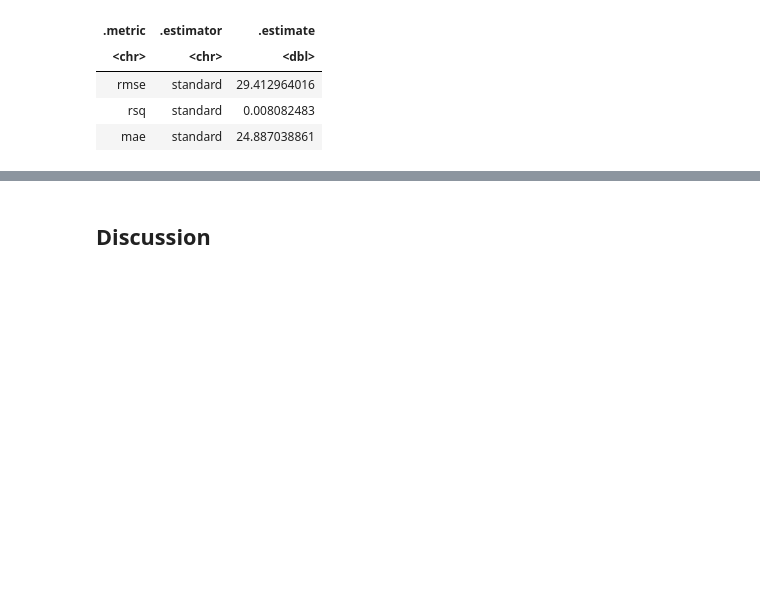
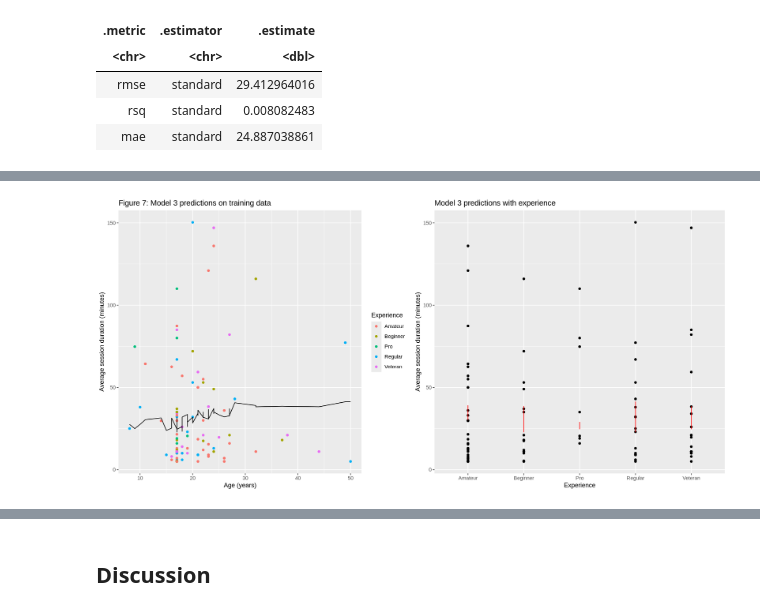
Before and after one commit to LearningMachine0/dsci100-project-group-006-21, a Jupyter notebook: dsci-100-project-group-006-21.ipynb, the cells around one changed output, grey strips where cells are left out. Saved outputs shown, nothing was run; the diff lists cells and outputs as text; code cells hidden in the pictures; blank space fills up the shorter version.

```diff
--- a/dsci-100-project-group-006-21.ipynb
+++ b/dsci-100-project-group-006-21.ipynb
@@ -408,0 +485,30 @@ A tibble: 3 × 3
+# %%
+# Model 3
+options(repr.plot.width = 15)
+
+model3_training_results <- model3_best_fit |>
+    predict(players_training) |>
+    bind_cols(players_training)
+
+model3_training_comparison_age <- model3_training_results |>
+    ggplot() +
+    geom_point(aes(x = Age, y = avg_session_duration, color = experience)) +
+    geom_line(aes(x = Age, y = .pred)) +
+    labs(x = "Age (years)",
+         y = "Average session duration (minutes)",
+         color = "Experience") +
+    ggtitle("Figure 7: Model 3 predictions on training data")
+
+model3_training_comparison_gender <- model3_training_results |>
+    ggplot() +
+    geom_point(aes(x = experience, y = avg_session_duration)) +
+    geom_line(aes(x = experience, y = .pred), color = "red") +
+    labs(title = "Model 3 predictions with experience",
+         x = "Experience",
+         y = "Average session duration (minutes)")
+
+model3_training_comparison <- plot_grid(model3_training_comparison_age, model3_training_comparison_gender, ncol = 2)
+
+model3_training_comparison
+# %% [output]
+[figure, added]
```
Also changed, not shown: parts of 13 cells of this notebook.
